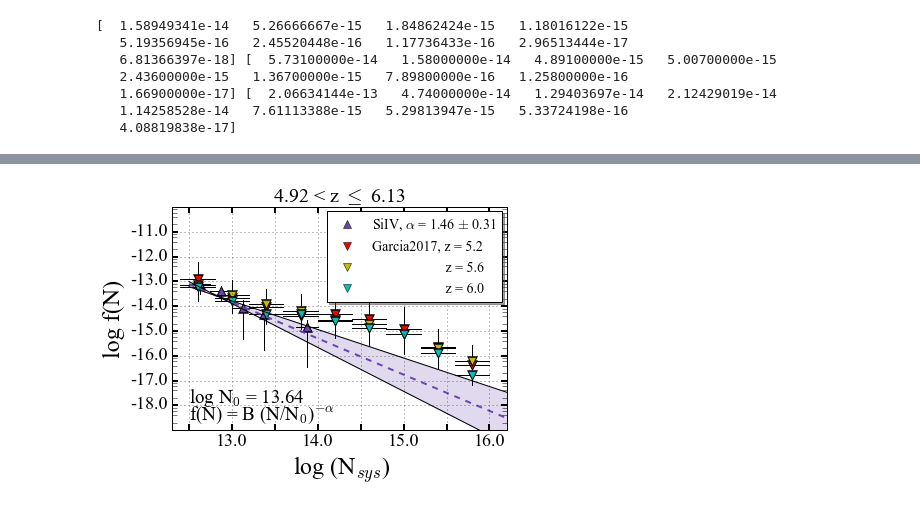
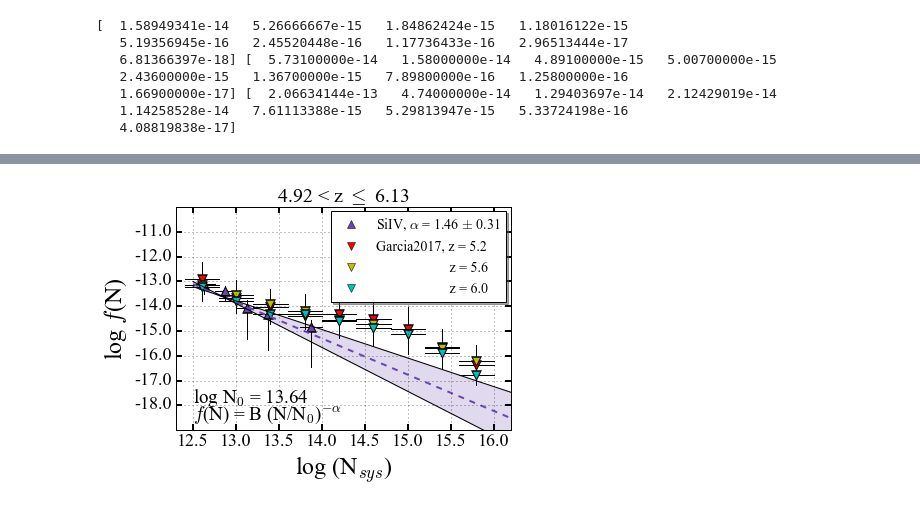
Before and after one commit to alexcodoreanu/PhD, a Jupyter notebook: paper2/notebooks/si4_cddf_only.ipynb, the cells around one changed output, grey strips where cells are left out. Cells and saved outputs as stored; diff of their text form; code cells hidden in the pictures.

```diff
--- a/paper2/notebooks/si4_cddf_only.ipynb
+++ b/paper2/notebooks/si4_cddf_only.ipynb
@@ -220,7 +225,7 @@ plt.ylim([pow(10.0, -19.0), pow(10, -10.0)] )
 plt.yscale('log')
 
 # x and y ticks
-xlabels = [' ', '13.0', ' ', '14.0', ' ', '15.0', ' ', '16.0']
+xlabels = ['12.5', '13.0', '13.5', '14.0', '14.5', '15.0', '15.5', '16.0']
 plt.xticks([12.5, 13.0, 13.5, 14.0, 14.5, 15.0, 15.5, 16.0],
             xlabels, **hfont, fontsize = 18)
 ylabels = ['-11.0', '-12.0', '-13.0', '-14.0', '-15.0', '-16.0', '-17.0', '-18.0']
@@ -275,35 +280,36 @@ plt.plot(nmid, fn60, 'cv', markersize=8, alpha=1.0,
 
 # plot the best fit filled area
 plt.plot(x1fit, fit_values1, '--', lw=2.0, color = z1color)
 plt.plot(x1fit, fit_values_low1, 'k-', lw=1.0)
 plt.plot(x1fit, fit_values_high1, 'k-', lw=1.0)
 plt.fill_between(x1fit, fit_values_high1, fit_values_low1, color = z1color, alpha = 0.2)
 
 # x, y labels and title
-plt.xlabel(' log (N$_{sys}$)', **hfont,  fontsize=24)
-plt.ylabel('log f(N)', **hfont,  fontsize=24)
+plt.xlabel('log (N$_{sys}$)', **hfont,  fontsize=24)
+plt.ylabel('log $f$(N)', **hfont,  fontsize=24)
 plt.title("4.92 < z $\leq$ 6.13", **hfont,  fontsize=20)
 
 # add legend
 plt.rc('legend',**{'fontsize':14.})
 plt.rc('font',family='Times New Roman')
 plt.legend(bbox_to_anchor=(0.99, 0.99), loc=1, borderaxespad=0.1, shadow=True)
 
 txt3 = plt.text(12.5, pow(10.0, -18.6),
-                "f(N) = B (N/N$_{0}$)$^{-\\alpha}$",
+                "$f$(N) = B (N/N$_{0}$)$^{-\\alpha}$",
                 **hfont,  fontsize=19, color = 'k')
 
 txt4 = plt.text(12.5, pow(10.0, -17.9),
                 "log N$_{0}$ = 13.64",
                 **hfont,  fontsize=19, color = 'k')
 
+
 plt.tick_params(direction='in', length=6, width=2)
-plt.tick_params(which='minor', length=5)
 
+plt.tick_params(which='minor', length=0)
 
 
 plot_path = '/Users/alex/Desktop/final_files/correct_precision/paper2/cddfs/plots/'
 plot_name = plot_path + 'si4cddf.png'
 plt.savefig(plot_name, bbox_inches='tight', figsize=[12,9], dpi=500)
 # %% [output]
-[figure, old version]
+[figure, new version]
```
Also changed, not shown: parts of 2 cells of this notebook, 7 other files.
